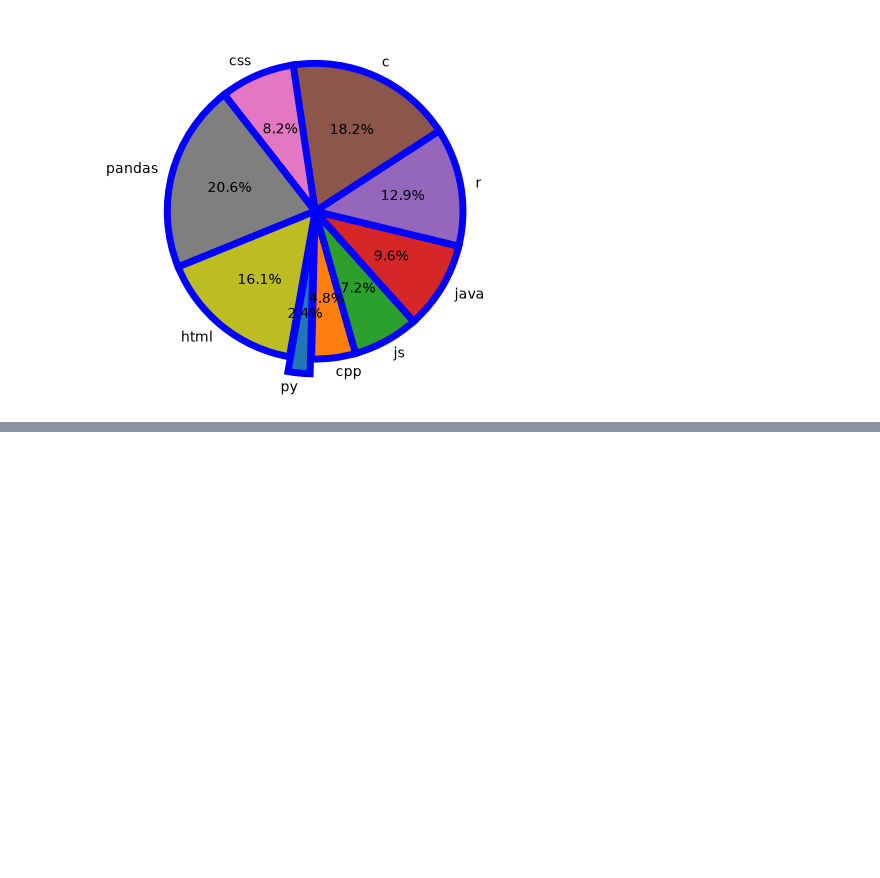
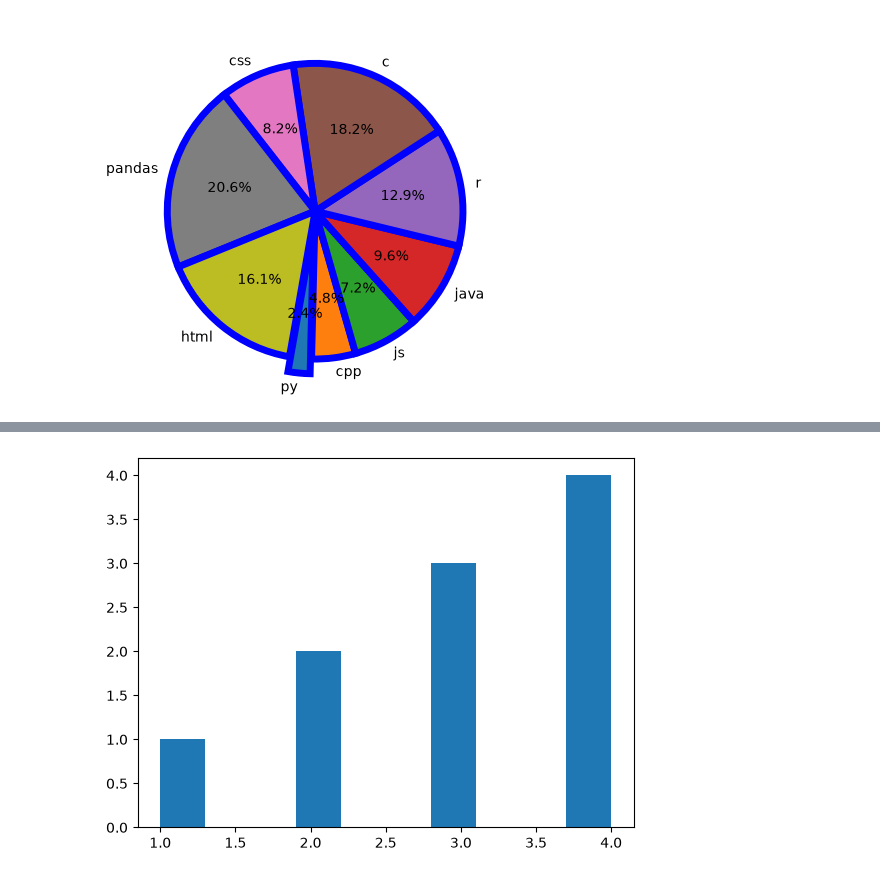
Before and after one commit to ankit-kr-maurya-82/Data-Science, a Jupyter notebook: day9.ipynb, the cells around one changed output, grey strips where cells are left out. Drawn from its saved outputs; the diff is of its cells as text; code cells hidden in the pictures; blank space fills up the shorter version.

```diff
--- a/day9.ipynb
+++ b/day9.ipynb
@@ -164,0 +172,7 @@ jat.show()
+# %%
+# Histogram
+data=[1,2,2,3,3,3,4,4,4,4]
+jat.hist(data)
+jat.show()
+# %% [output]
+[figure, added]
```
Also changed, not shown: parts of 5 cells of this notebook.
